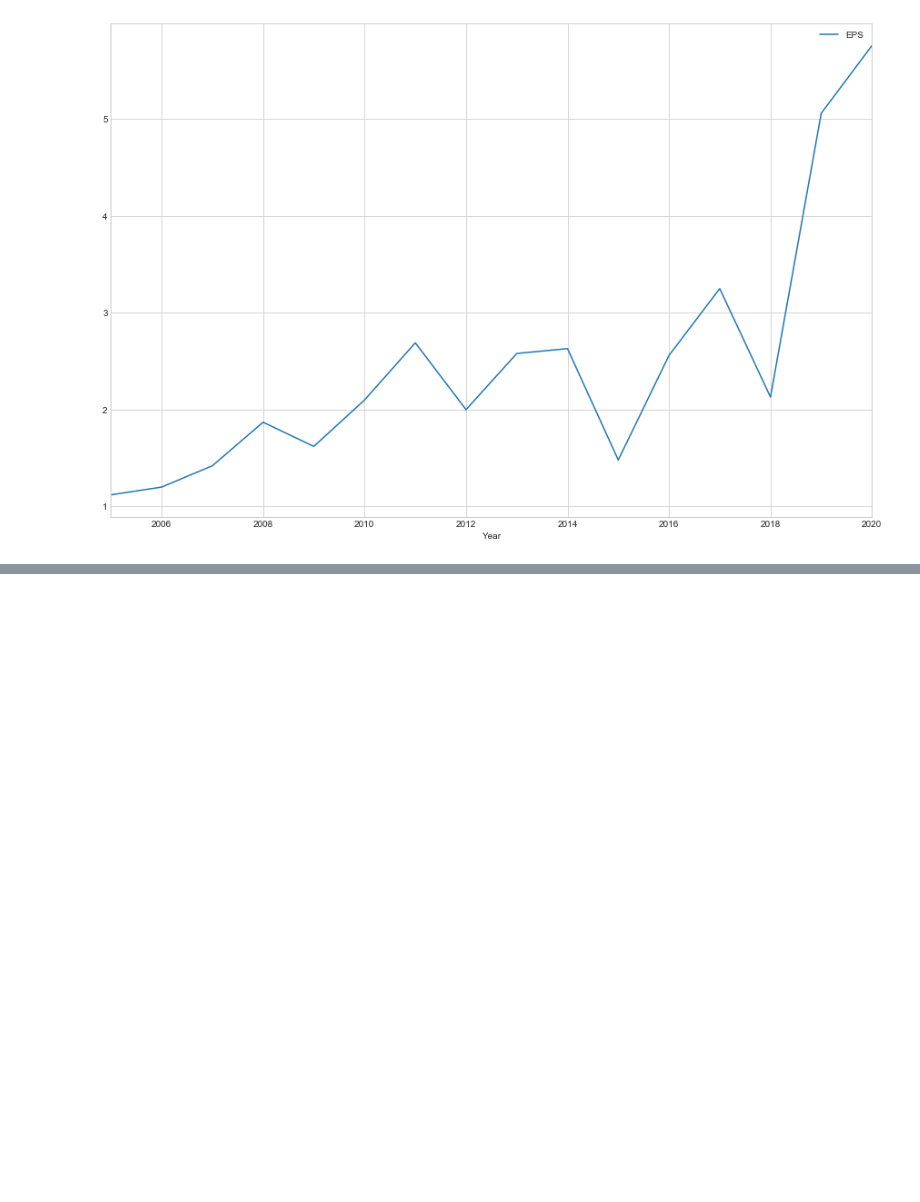
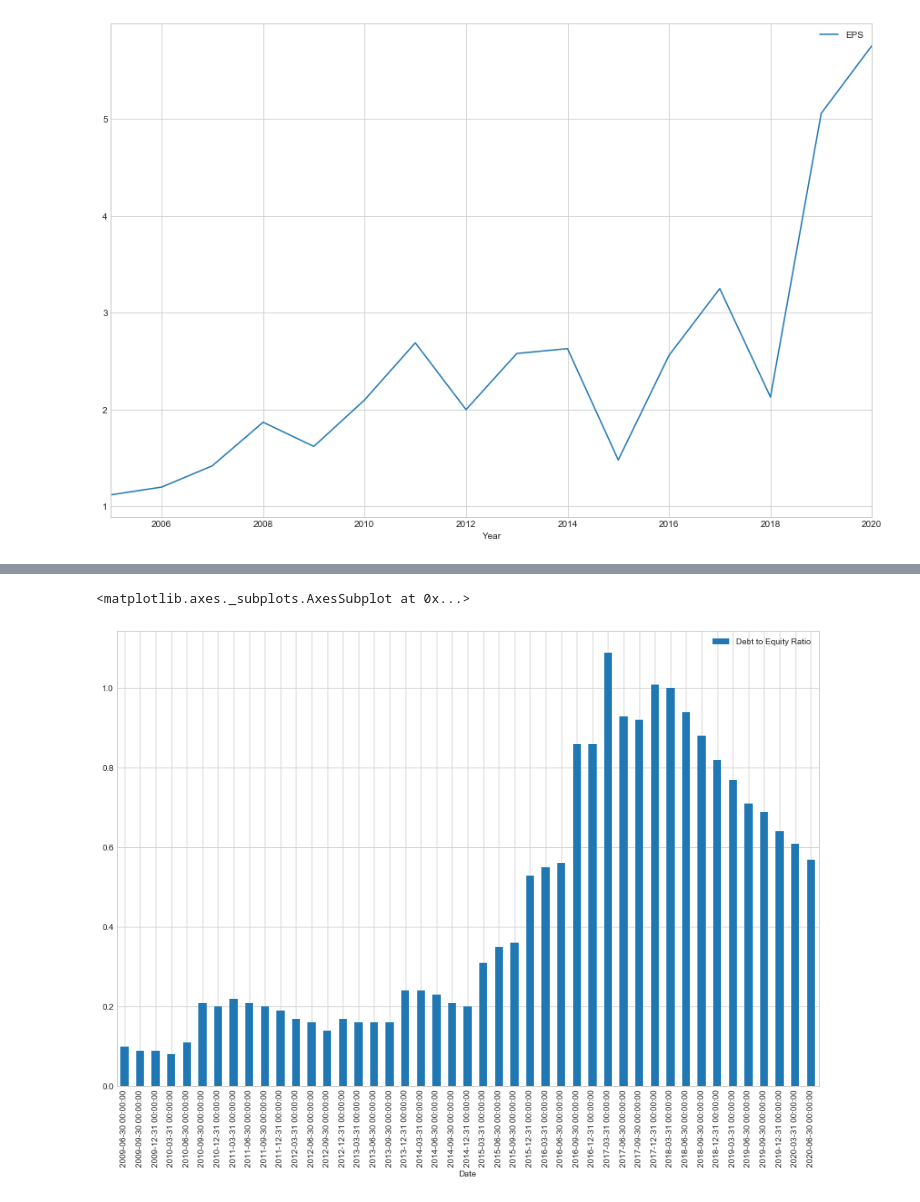
Before and after one commit to doofusdavid/res500-PortfolioProject, a Jupyter notebook: PortfolioProject.ipynb, the cells around one changed output, grey strips where cells are left out. Drawn from its saved outputs; the diff is of its cells as text; code cells hidden in the pictures; blank space fills up the shorter version.

```diff
--- a/PortfolioProject.ipynb
+++ b/PortfolioProject.ipynb
@@ -204,0 +217,10 @@ df.plot()
+# %%
+df = pd.read_csv('debt.csv')
+df=df.sort_values("Date", ascending=1)
+
+df["Date"]=pd.to_datetime(df['Date'])
+
+df.plot.bar(x="Date",y="Debt to Equity Ratio")
+# %% [output]
+<matplotlib.axes._subplots.AxesSubplot at 0x...>
+[figure, added]
```
Also changed, not shown: parts of 4 cells of this notebook, 3 other files.
